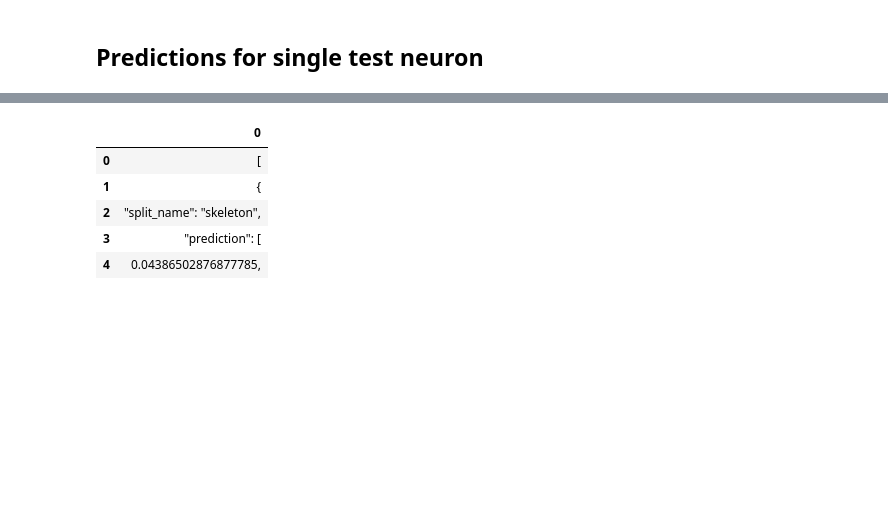
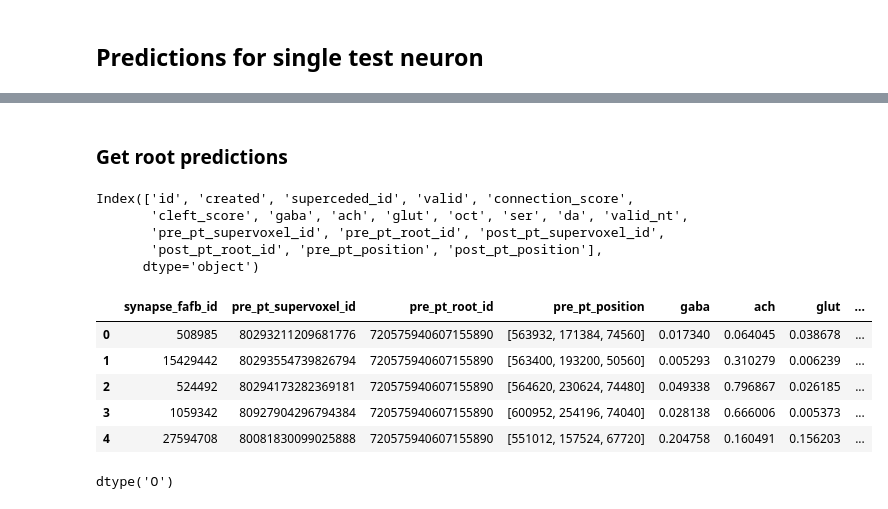
Before and after one commit to MetaCell/ai-model-for-connectomics, a Jupyter notebook: fauai_xx_test_model_outputs.ipynb, the cells around one changed output, grey strips where cells are left out. Saved outputs shown, nothing was run; the diff lists cells and outputs as text; code cells hidden in the pictures; blank space fills up the shorter version.

```diff
--- a/fauai_xx_test_model_outputs.ipynb
+++ b/fauai_xx_test_model_outputs.ipynb
@@ -329,8 +260,0 @@ display(input_df.head())
-# %%
-file_path = "./data/test_data_from_alex/single_neuron/19000101_000000_predictions.json"
-data = []
-with open(file_path, 'r', encoding='utf-8') as f:
-    for line in f:
-        if line.strip():  # Skip empty lines
-            data.append(line.strip())
-print(data)
@@ -339,15 +260,0 @@ print(data)
-# %%
-# Convert JSON to dictionary
-import json
-file_path = "./data/test_data_from_alex/single_neuron/19000101_000000_predictions.json"
-
-json_data = []
-with open(file_path, 'r', encoding='utf-8') as f:
-    for line in f:
-        if line.strip():  # Skip empty lines
-            json_data.append(line)
-# Check the data
-print(f"Number of entries: {len(json_data)}")
-# Convert to dictionary
-output_df = pd.DataFrame(json_data)
-output_df.head()
@@ -382,10 +261,39 @@ json_data
-# %%
-output_df = pd.DataFrame(data)
-output_df.head()
-# %% [output]
-|  | 0 |
-| 0 | [ |
-| 1 | { |
-| 2 | "split_name": "skeleton", |
-| 3 | "prediction": [ |
-| 4 | 0.04386502876877785, |
+# %% [markdown]
+### Get root predictions
+# %%
+root_id = "720575940607155890"
+pre_df = cave_client.materialize.query_table(
+    table='synapses_nt_v1',
+    filter_in_dict={'pre_pt_root_id': [root_id]},
+)
+pre_df.columns
+# %% [output]
+Index(['id', 'created', 'superceded_id', 'valid', 'connection_score',
+       'cleft_score', 'gaba', 'ach', 'glut', 'oct', 'ser', 'da', 'valid_nt',
+       'pre_pt_supervoxel_id', 'pre_pt_root_id', 'post_pt_supervoxel_id',
+       'post_pt_root_id', 'pre_pt_position', 'post_pt_position'],
+      dtype='object')
+# %%
+chosen_cols = ['id', 'pre_pt_supervoxel_id', 'pre_pt_root_id', 'pre_pt_position', 'gaba', 'ach', 'glut', 'oct', 'ser', 'da']
+all_synapses = pre_df[chosen_cols].copy()
+# Rename id to synapse_id
+all_synapses.rename(columns={'id': 'synapse_fafb_id'}, inplace=True)
+
+pre_df_filename = f"./data/test_data_from_alex/single_neuron/{root_id}_pre_synapses.parquet"
+
+#Create a synapse_id as the index value, and move to the leftmost column
+all_synapses['synapse_id'] = all_synapses.index
+
+all_synapses.to_parquet(pre_df_filename, index=True)
+all_synapses.head()
+# %% [output]
+|  | synapse_fafb_id | pre_pt_supervoxel_id | pre_pt_root_id | pre_pt_position | gaba | ach | glut | ... |
+| 0 | 508985 | 80293211209681776 | 720575940607155890 | [563932, 171384, 74560] | 0.017340 | 0.064045 | 0.038678 | ... |
+| 1 | 15429442 | 80293554739826794 | 720575940607155890 | [563400, 193200, 50560] | 0.005293 | 0.310279 | 0.006239 | ... |
+| 2 | 524492 | 80294173282369181 | 720575940607155890 | [564620, 230624, 74480] | 0.049338 | 0.796867 | 0.026185 | ... |
+| 3 | 1059342 | 80927904296794384 | 720575940607155890 | [600952, 254196, 74040] | 0.028138 | 0.666006 | 0.005373 | ... |
+| 4 | 27594708 | 80081830099025888 | 720575940607155890 | [551012, 157524, 67720] | 0.204758 | 0.160491 | 0.156203 | ... |
+# %%
+all_synapses["pre_pt_position"].dtypes
+# %% [output]
+dtype('O')
```
Also changed, not shown: parts of 11 cells of this notebook, 27 other files.
